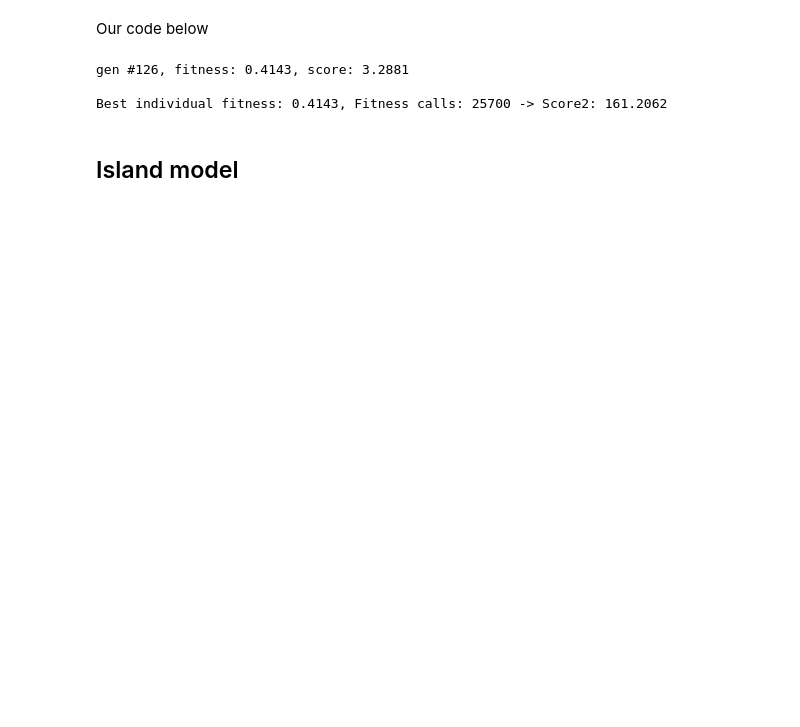
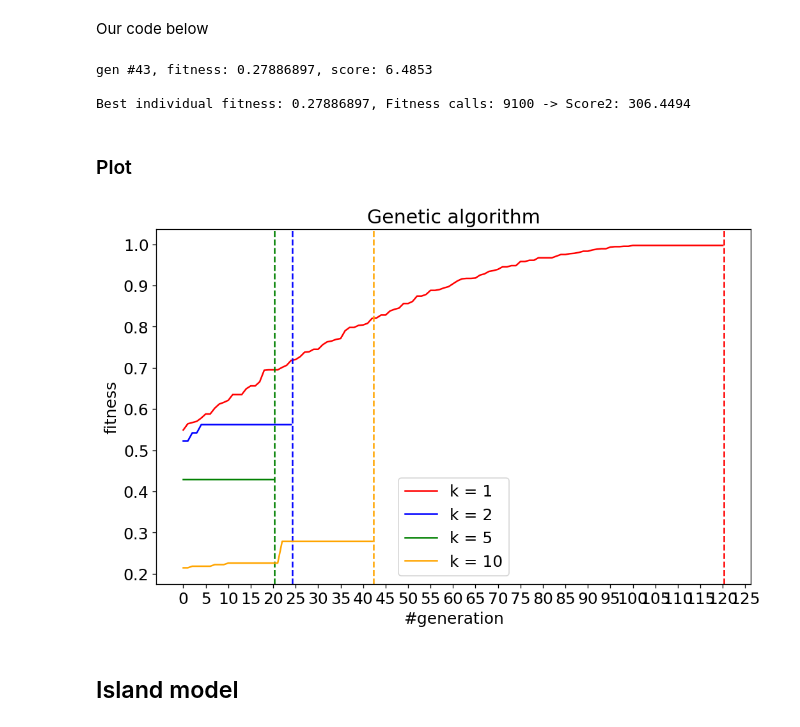
Before and after one commit to andry2327/Computational-Intelligence, a Jupyter notebook: LABS/L09/lab9.ipynb, the cells around one changed output. Drawn from its saved outputs; the diff is of its cells as text; code cells hidden in the pictures; blank space fills up the shorter version.

Commit message:
plot added

```diff
--- a/LABS/L09/lab9.ipynb
+++ b/LABS/L09/lab9.ipynb
@@ -17,10 +17,15 @@ Notes:
 * Reviews will be assigned  on Monday, December 4
 * You need to commit in order to be selected as a reviewer (ie. better to commit an empty work than not to commit)
 # %%
-from random import choices, random, randint
+from random import choices, random, randint, shuffle
 import numpy as np
 from copy import deepcopy
 from IPython.display import clear_output
+import matplotlib.pyplot as plt
+
+plt.rcParams["figure.figsize"] = (10, 6)
+plt.rcParams["figure.dpi"] = 120
+plt.rcParams.update({'font.size': 15})
 
 import lab9_lib
 
@@ -114,13 +135,10 @@ def offspring_generation(
     offspring.fitness = fitness(offspring.genotype)
     return offspring
 
-# TODO adattare la population size
-# TODO adattare mutation rate e tournament size.
-# TODO
-
 
 def ea() -> Individual:
-    fitness_list = [0]
+    fitness_list = []
+    gen_list = []
     # starting pouplation of POPULATION_SIZE individuals
     population = [Individual() for _ in range(POPULATION_SIZE)]
     for p in population:
@@ -128,18 +146,19 @@ def ea() -> Individual:
     best_fitness = population[0].fitness
     gen = 0
     fitness_stall = 0
-    mutation_probability = 0.2
+    mutation_probability = 0.15
     tournament_size = 3
-    while fitness_stall < 100 or gen < NUM_GENERATION:
-        num_of_better_offspring = 0
+    while fitness_stall < 20 or gen < NUM_GENERATION:
+        offsprings = []
         for _ in range(OFFSPRING_SIZE):
             parent1 = parent_selection(population, tournament_size)
             parent2 = parent_selection(population, tournament_size)
             offspring = offspring_generation(
                 parent1, parent2, mutation_probability
             )
+            offsprings.append(offspring)
             #population.extend([offspring]) if isinstance(offspring, Individual) else population.extend(offspring)            # tracking the number of offspring better than the best old one.
-            population.extend([offspring])
+        population.extend(offsprings)
 
         population.sort(key=lambda i: i.fitness, reverse=True)
         # always keep the first POPULATION_SIZE best individuals
@@ -157,27 +176,37 @@ def ea() -> Individual:
         else:
             best_fitness = population[0].fitness
             fitness_stall = 0
-            mutation_probability = 0.2
+            mutation_probability = 0.15
 
         # fitness_list.append(best_fitness)
         gen += 1
-
+        fitness_list.append(best_fitness)
+        gen_list.append(gen)
         clear_output(wait=True)
         print(
             f"gen #{gen}, fitness: {best_fitness}, score: {best_fitness/gen * 1000:.4f}"
         )
 
-    return population[0]
+    return population[0], gen_list, fitness_list
 # %%
 # instance = [1, 2, 5, 10]
-instance = [10]
+history_dict = {}
+instance = [1, 2, 5, 10]
 for k in instance:
     fitness = lab9_lib.make_problem(k)
-    best_fitness = ea().fitness
+    best_individual, gen_list, fitness_list = ea()
+    history_dict[k] = (gen_list, fitness_list)
+    best_fitness = best_individual.fitness
     print(f"\nBest individual fitness: {best_fitness}, Fitness calls: {fitness.calls} -> Score2: {best_fitness/fitness.calls*10000000:.4f}")
 # %% [output]
-gen #126, fitness: 0.4143, score: 3.2881
+gen #43, fitness: 0.27886897, score: 6.4853
 
-Best individual fitness: 0.4143, Fitness calls: 25700 -> Score2: 161.2062
+Best individual fitness: 0.27886897, Fitness calls: 9100 -> Score2: 306.4494
+# %% [markdown]
+### Plot
+# %%
+plot(history_dict, model=f'Genetic algorithm')
+# %% [output]
+[figure, added]
 # %% [markdown]
 ## Island model
```
Also changed, not shown: parts of 7 cells of this notebook.
